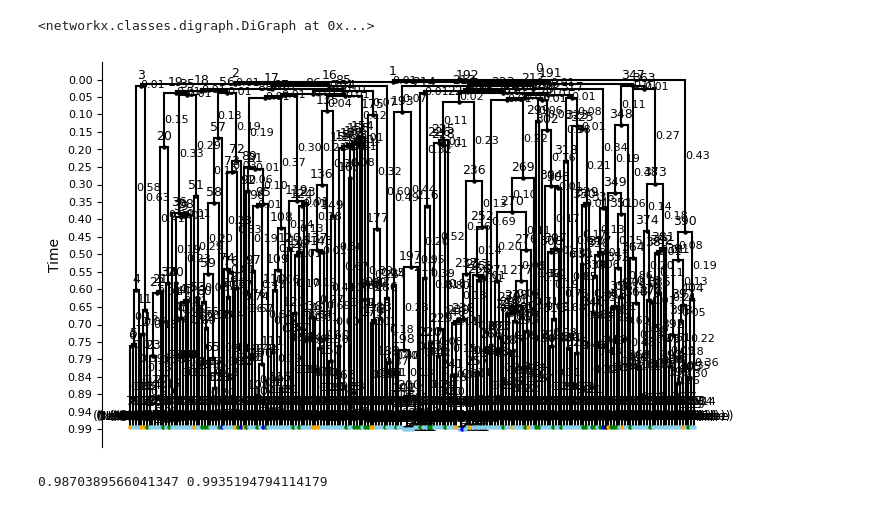
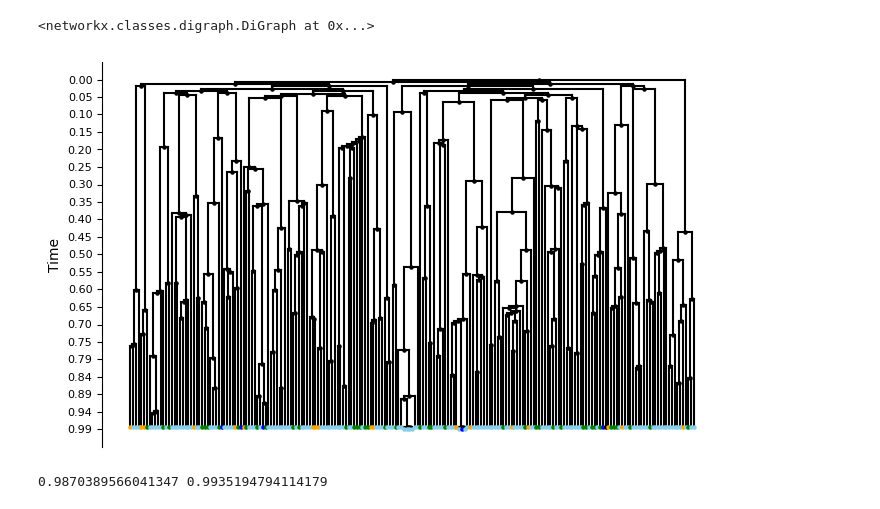
Before and after one commit to sashittal-group/CONCERT, a Jupyter notebook: notebooks/explore-tls-data-2.ipynb, the cells around one changed output. Saved outputs shown, nothing was run; the diff lists cells and outputs as text; code cells hidden in the pictures.

```diff
--- a/notebooks/explore-tls-data-2.ipynb
+++ b/notebooks/explore-tls-data-2.ipynb
@@ -71,9 +74,9 @@ T
 # %%
 from plotters import draw_ultrametric_tree
 
-draw_ultrametric_tree(T, root=T.graph['root'])
+draw_ultrametric_tree(T, root=T.graph['root'], add_labels=False)
 # %% [output]
-[figure, old version]
+[figure, new version]
 # %%
 leaves = [n for n, d in T.out_degree() if d == 0]
 # %%
```
Also changed, not shown: parts of 8 cells of this notebook, 1 other file.
